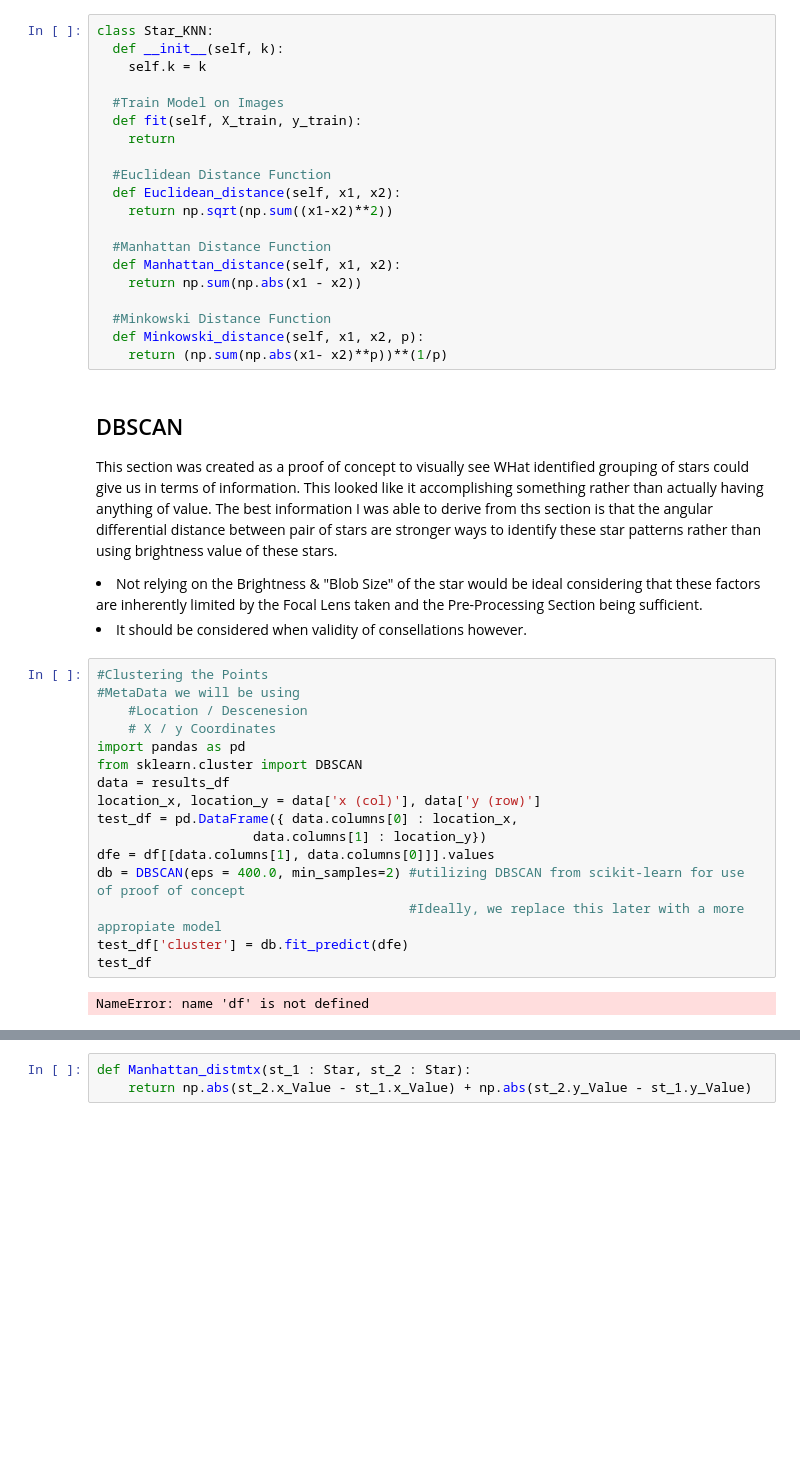
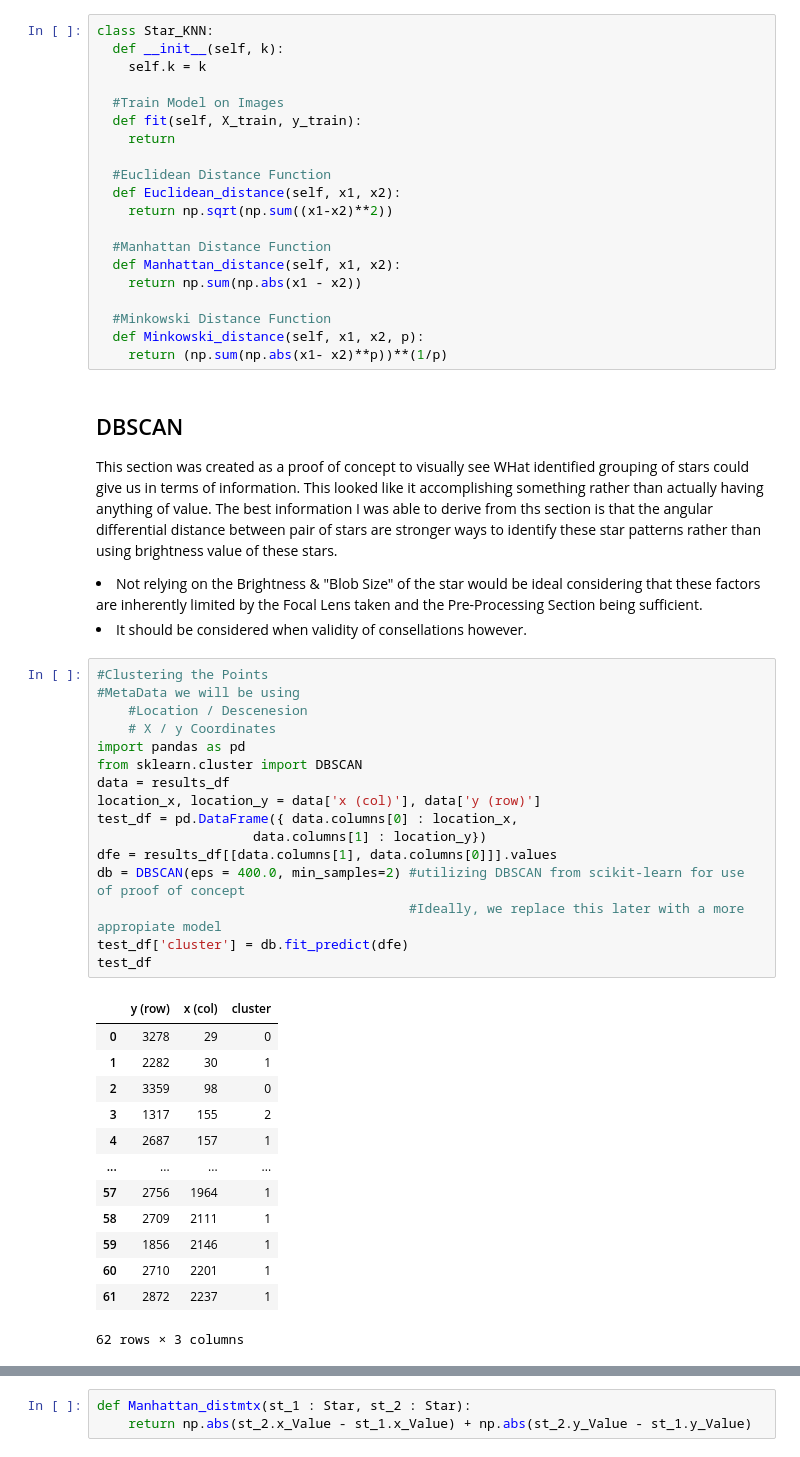
Before and after one commit to TrentNation/CelestialNavigation, a Jupyter notebook: Star_Algorithm.ipynb, the cells around one changed output, grey strips where cells are left out. Cells and saved outputs as stored; diff of their text form; blank space fills up the shorter version.

```diff
--- a/Star_Algorithm.ipynb
+++ b/Star_Algorithm.ipynb
@@ -182,6 +182,7 @@ class Star_KNN:
     return (np.sum(np.abs(x1- x2)**p))**(1/p)
 # %% [markdown]
 ## DBSCAN
+</h1>
 <p >
     This section was created as a proof of concept to visually see WHat identified grouping of stars could give us in terms of information. This looked like it accomplishing something rather than actually having anything of value. The best information I was able to derive from ths section is that the angular differential distance between pair of stars are stronger ways to identify these star patterns rather than using brightness value of these stars.
 <li>
@@ -192,21 +193,33 @@ class Star_KNN:
 # %%
 #Clustering the Points
 #MetaData we will be using
     #Location / Descenesion
     # X / y Coordinates
 import pandas as pd
 from sklearn.cluster import DBSCAN
 data = results_df
 location_x, location_y = data['x (col)'], data['y (row)']
 test_df = pd.DataFrame({ data.columns[0] : location_x,
                     data.columns[1] : location_y})
-dfe = df[[data.columns[1], data.columns[0]]].values
+dfe = results_df[[data.columns[1], data.columns[0]]].values
 db = DBSCAN(eps = 400.0, min_samples=2) #utilizing DBSCAN from scikit-learn for use of proof of concept
                                         #Ideally, we replace this later with a more appropiate model
 test_df['cluster'] = db.fit_predict(dfe)
 test_df
 # %% [output]
+|  | y (row) | x (col) | cluster |
+| 0 | 3278 | 29 | 0 |
+| 1 | 2282 | 30 | 1 |
+| 2 | 3359 | 98 | 0 |
+| 3 | 1317 | 155 | 2 |
+| 4 | 2687 | 157 | 1 |
+| ... | ... | ... | ... |
+| 57 | 2756 | 1964 | 1 |
+| 58 | 2709 | 2111 | 1 |
+| 59 | 1856 | 2146 | 1 |
+| 60 | 2710 | 2201 | 1 |
+| 61 | 2872 | 2237 | 1 |
-NameError: name 'df' is not defined
+62 rows × 3 columns
 # %%
 #SHowcasing the Clustered Points
 fig, ax = plt.subplots(figsize=(12, 9))
```
Also changed, not shown: parts of 23 cells of this notebook.
